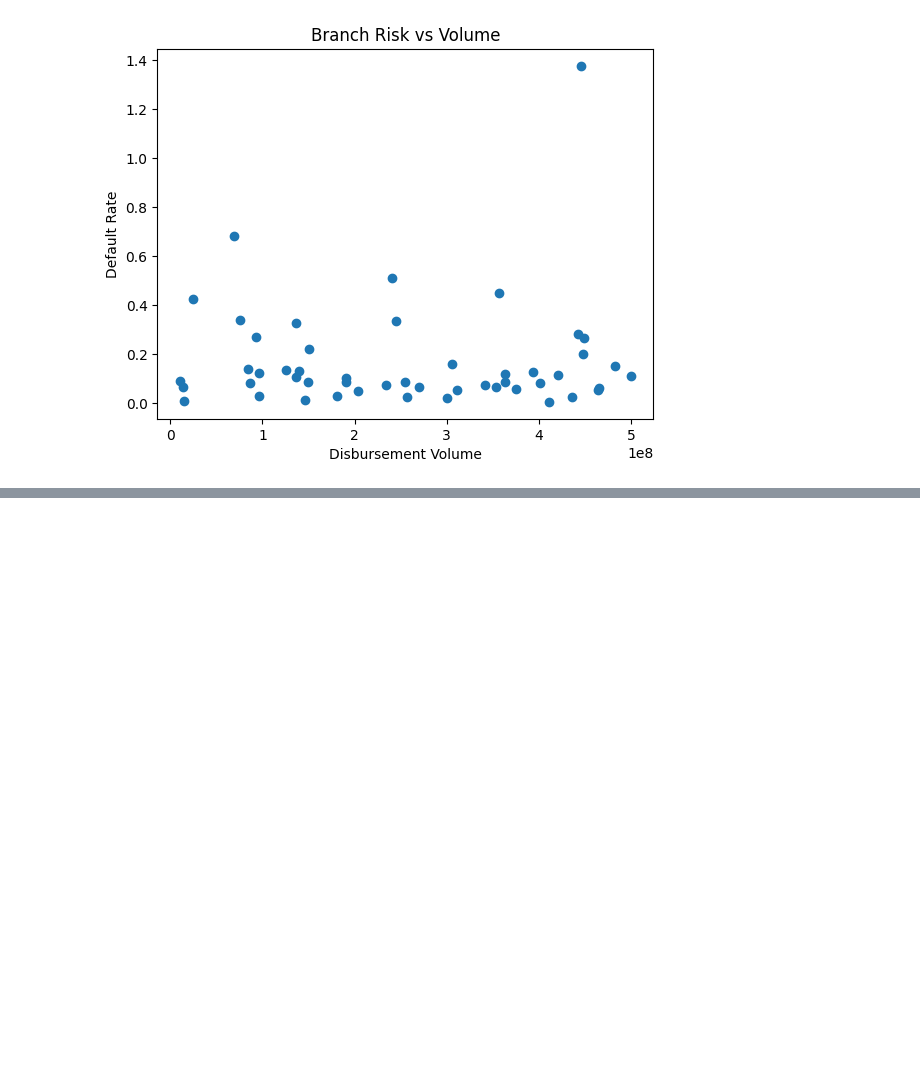
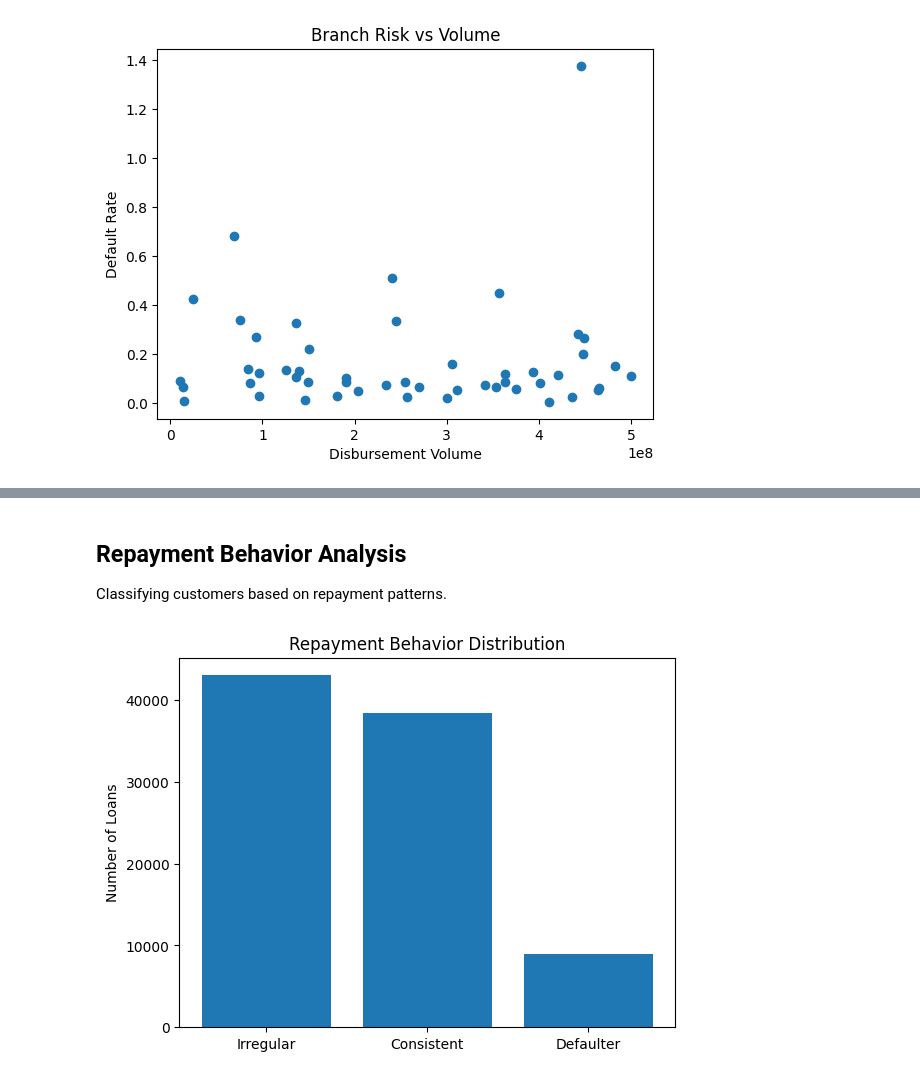
Before and after one commit to madhurmd/hero-fincorp-loan-analysis, a Jupyter notebook: notebooks/analysis.ipynb, the cells around one changed output, grey strips where cells are left out. Drawn from its saved outputs; the diff is of its cells as text; code cells hidden in the pictures; blank space fills up the shorter version.

```diff
--- a/notebooks/analysis.ipynb
+++ b/notebooks/analysis.ipynb
@@ -611,0 +687,25 @@ plt.show()
+# %% [markdown]
+## Repayment Behavior Analysis
+
+Classifying customers based on repayment patterns.
+# %%
+txn_behavior = transactions.groupby('Loan_ID').agg({
+    'Amount': 'count'
+}).rename(columns={'Amount': 'Payment_Count'}).reset_index()
+
+behavior_df = loans[['Loan_ID', 'Default_Flag']].merge(txn_behavior, on='Loan_ID', how='left')
+# %%
+behavior_df['Behavior'] = np.where(
+    behavior_df['Default_Flag'] == 1, 'Defaulter',
+    np.where(behavior_df['Payment_Count'] > behavior_df['Payment_Count'].median(), 'Consistent', 'Irregular')
+)
+# %%
+behavior_counts = behavior_df['Behavior'].value_counts()
+
+plt.figure()
+plt.bar(behavior_counts.index, behavior_counts.values)
+plt.title("Repayment Behavior Distribution")
+plt.ylabel("Number of Loans")
+plt.show()
+# %% [output]
+[figure, added]
```
Also changed, not shown: parts of 14 cells of this notebook.
